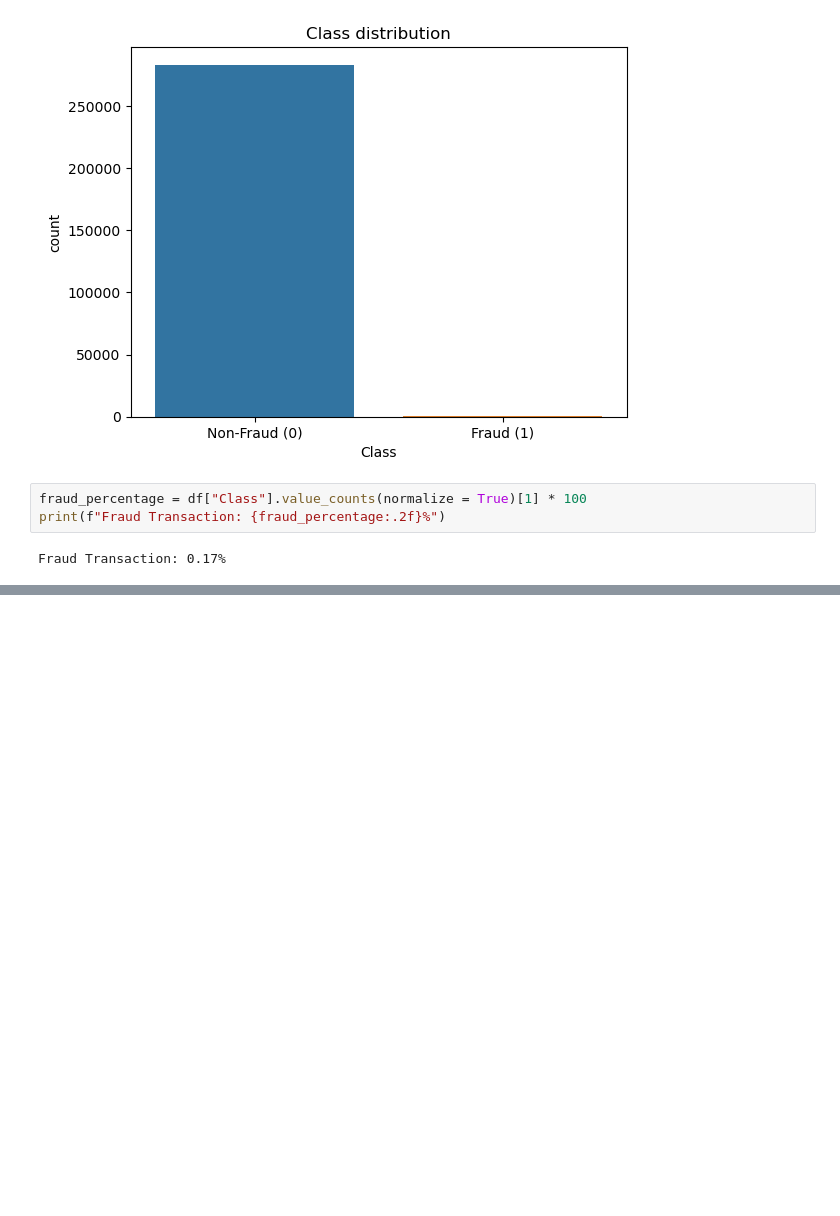
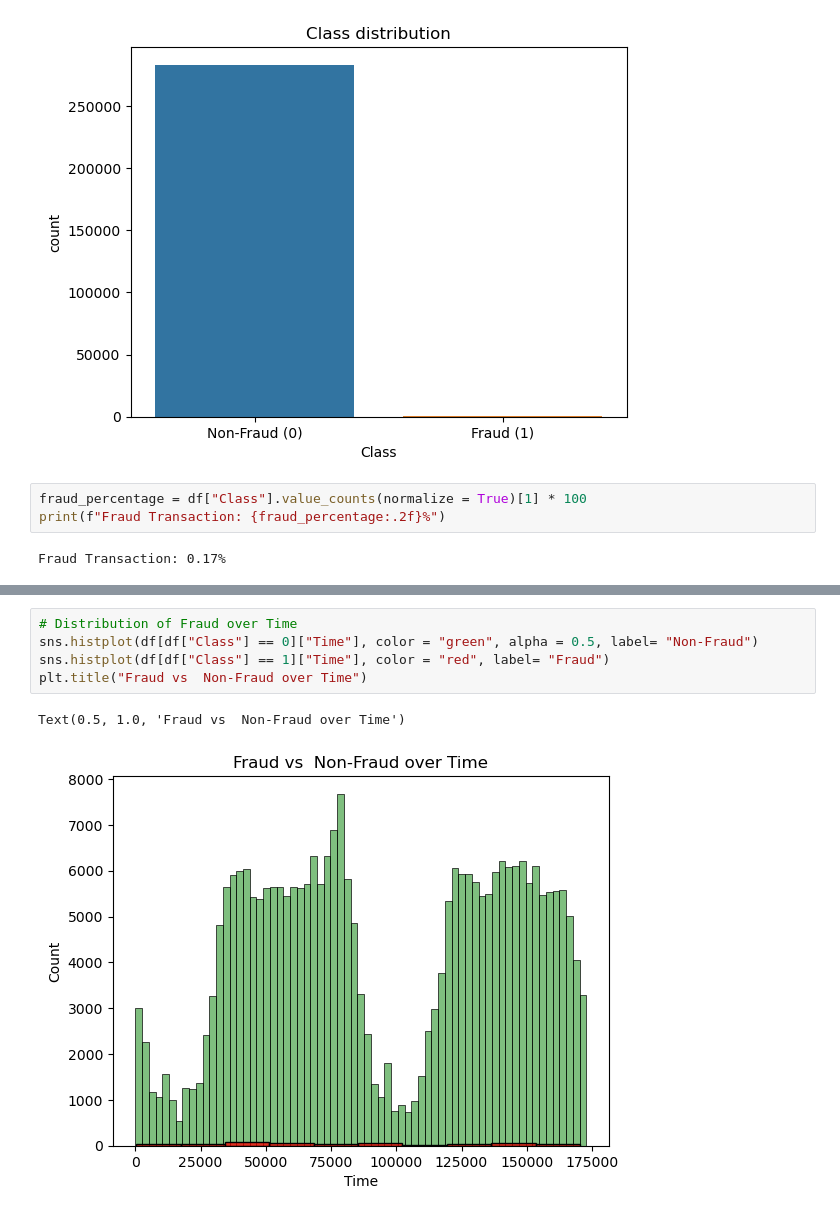
Before and after one commit to HerryTech/Machine-Learning-Projects, a Jupyter notebook: credit_card_fraud/notebook/exploration.ipynb, the cells around one changed output, grey strips where cells are left out. Saved outputs shown, nothing was run; the diff lists cells and outputs as text; blank space fills up the shorter version.

```diff
--- a/credit_card_fraud/notebook/exploration.ipynb
+++ b/credit_card_fraud/notebook/exploration.ipynb
@@ -88,0 +99,8 @@ Text(0.5, 1.0, 'Transaction Time Distribution')
+# %%
+# Distribution of Fraud over Time
+sns.histplot(df[df["Class"] == 0]["Time"], color = "green", alpha = 0.5, label= "Non-Fraud")
+sns.histplot(df[df["Class"] == 1]["Time"], color = "red", label= "Fraud")
+plt.title("Fraud vs  Non-Fraud over Time")
+# %% [output]
+Text(0.5, 1.0, 'Fraud vs  Non-Fraud over Time')
+[figure, added]
```
Also changed, not shown: parts of 7 cells of this notebook.
